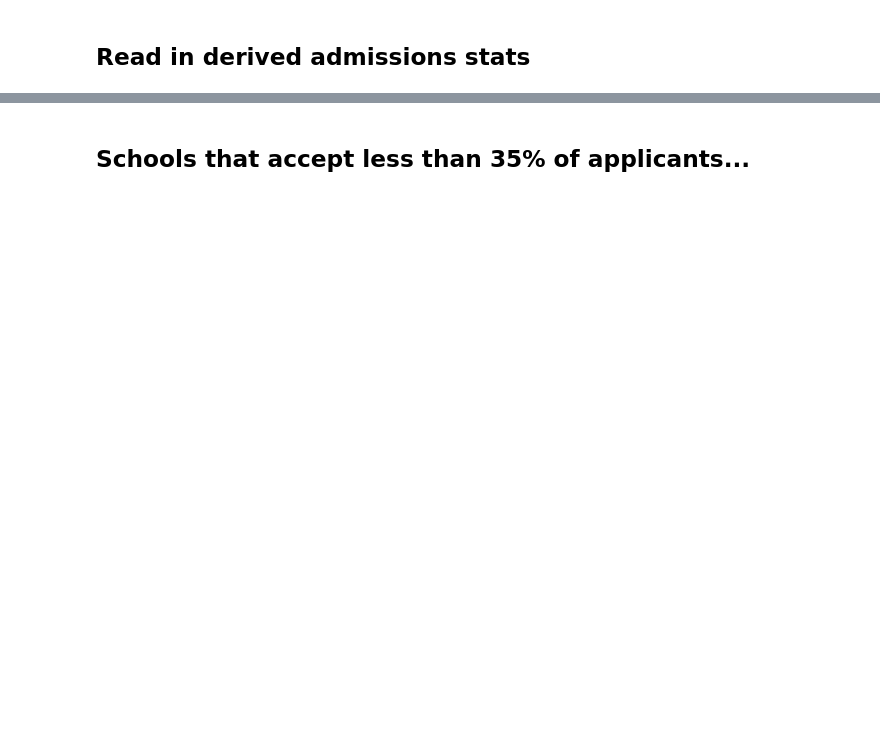
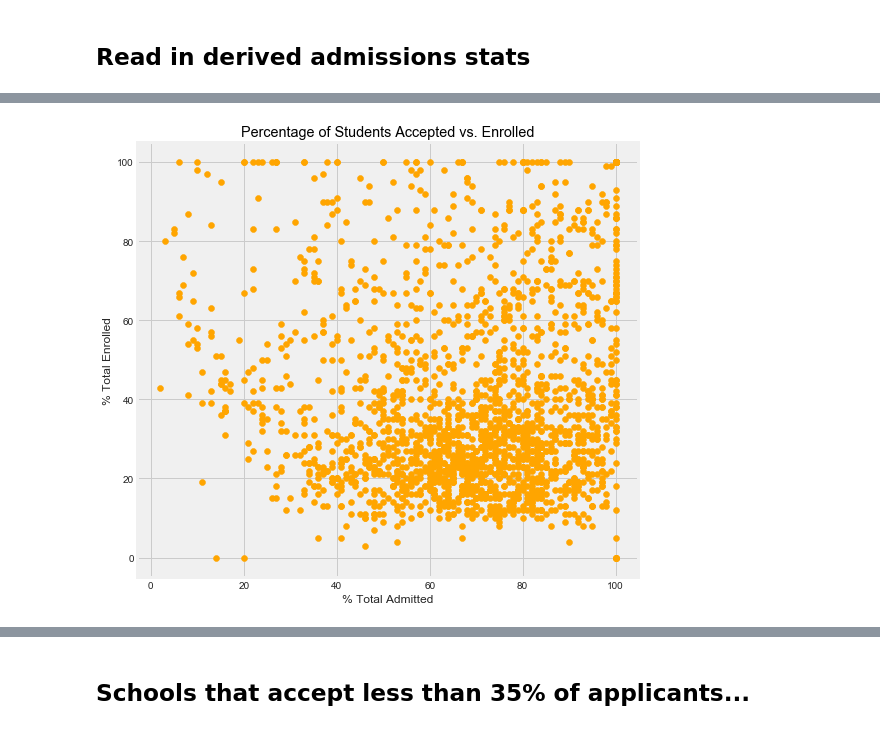
Before and after one commit to CatSchmalzer/College_Tuition_and_Student_Debt, a Jupyter notebook: notebooks/IPEDS_general_eda.ipynb, the cells around one changed output, grey strips where cells are left out. Cells and saved outputs as stored; diff of their text form; code cells hidden in the pictures; blank space fills up the shorter version.

```diff
--- a/notebooks/IPEDS_general_eda.ipynb
+++ b/notebooks/IPEDS_general_eda.ipynb
@@ -70,9 +130,11 @@ plt.title('Percentage of Students that Enrolled')
 # %%
 ##Scatter Plot of Total Students accepted vs. enrolled
-plt.figure(figsize=(12, 8))
+plt.figure(figsize=(8, 8))
 plt.scatter('perc_admit_total', 'admit_yield_total', data = admissions_derived, c='orange')
 plt.xlabel('% Total Admitted')
 plt.ylabel('% Total Enrolled')
 plt.title('Percentage of Students Accepted vs. Enrolled', color = 'black');
+# %% [output]
+[figure, added]
 # %%
 ##Scatter Plot of Women accepted vs. enrolled
```
Also changed, not shown: parts of 34 cells of this notebook, 2 other files.
